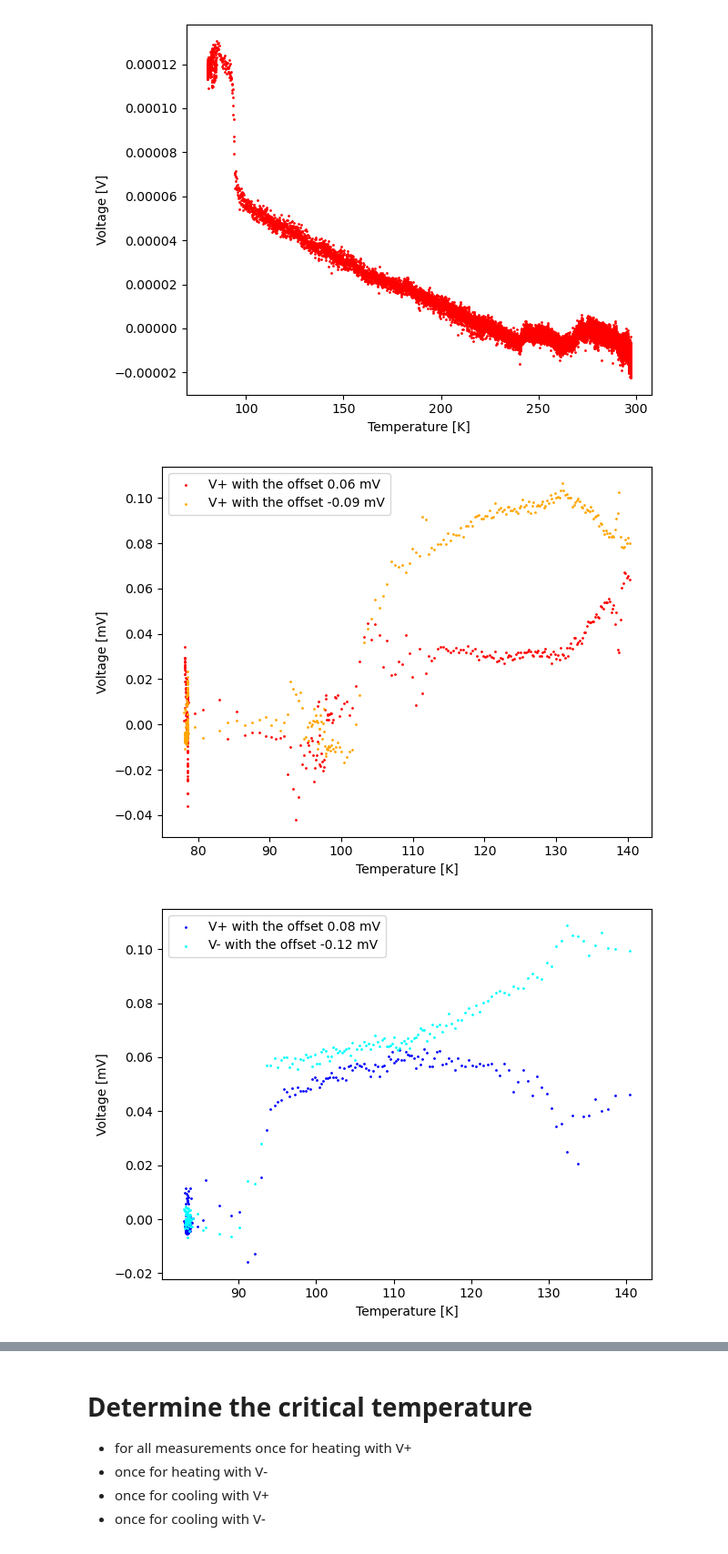
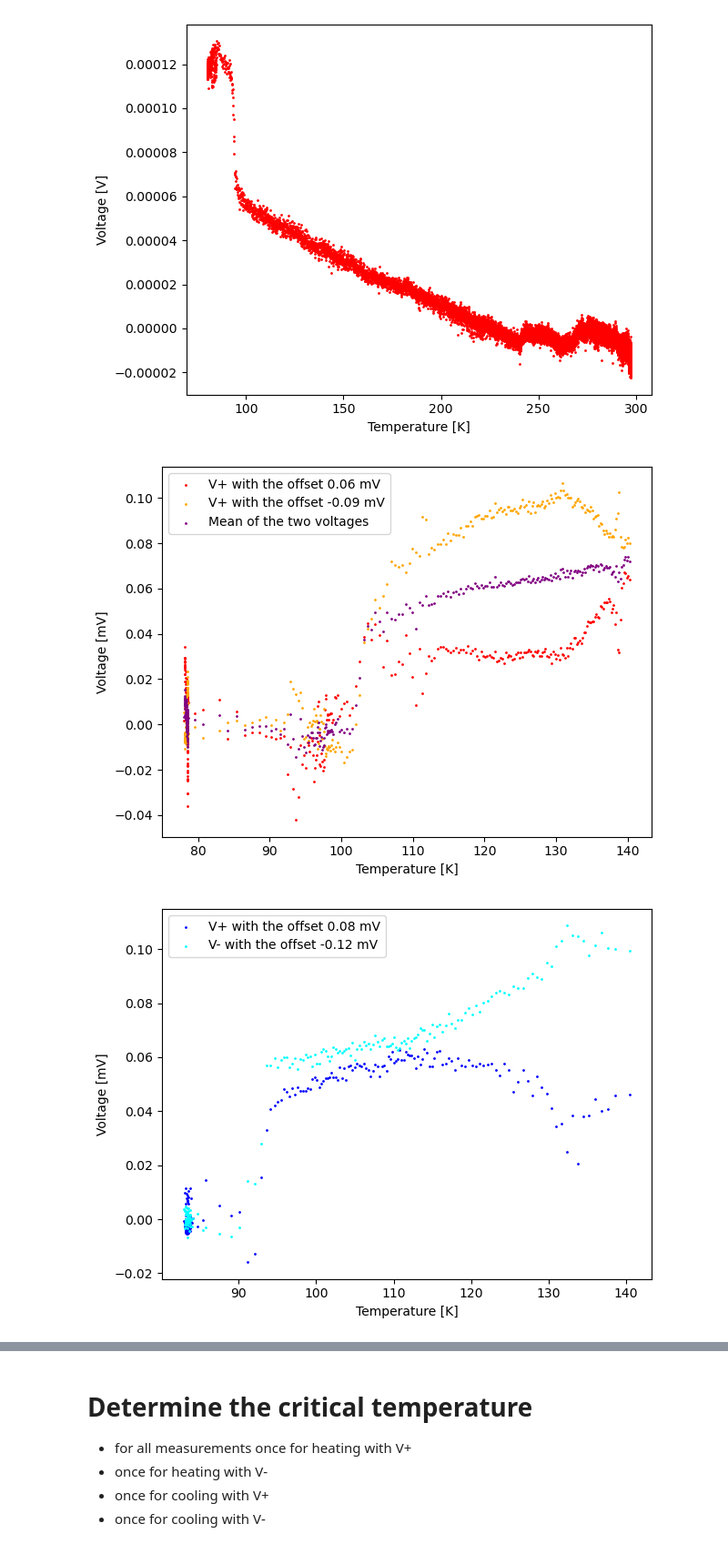
Before and after one commit to JanZur/Solid_state_physics_lab, a Jupyter notebook: solidstates_lab.ipynb, the cells around one changed output, grey strips where cells are left out. Shown at 91% size. Drawn from its saved outputs; the diff is of its cells as text; code cells hidden in the pictures.

Commit message:
start of implementig the mean of V+ and V- in the graphs

```diff
--- a/solidstates_lab.ipynb
+++ b/solidstates_lab.ipynb
@@ -407,9 +407,22 @@ heating_voltages_Vminus_normalized_01, heating_Vminus_offset_01 = normalize_data
 cooling_voltages_Vplus_normalized_01, cooling_Vplus_offset_01 = normalize_data(cooling_data_01[:,5], cooling_voltages_Vplus_flipped_01)
 cooling_voltages_Vminus_normalized_01, cooling_Vminus_offset_01 = normalize_data(cooling_data_01[:,5], cooling_voltages_Vminus_flipped_01)
 
+# calculating the mean of the two voltages
+heating_voltages_mean_normalized_01 = (heating_voltages_Vplus_normalized_01 + heating_voltages_Vminus_normalized_01) / 2
+
+cooling_voltages_mean_normalized_01 = (cooling_voltages_Vplus_normalized_01 + cooling_voltages_Vminus_normalized_01) / 2
+
+# calculating the uncertainties of the mean voltage
+heating_voltages_error_normalized_01 = abs(heating_voltages_Vplus_normalized_01 - heating_voltages_mean_normalized_01)
+
+cooling_voltages_error_normalized_01 = abs(cooling_voltages_Vplus_normalized_01 - cooling_voltages_mean_normalized_01)
+
 # create the plots of heating and cooling in different plots but V+ and V- in the same plot to compare
 plt.scatter(heating_data_01[:,5], heating_voltages_Vplus_normalized_01, s = 1, color = 'red', label = f"V+ with the offset {heating_Vplus_offset_01:.2f} mV")
 plt.scatter(heating_data_01[:,5], heating_voltages_Vminus_normalized_01, s = 1, color = 'orange', label = f"V+ with the offset {heating_Vminus_offset_01:.2f} mV")
+
+# plt.errorbar(heating_data_01[:,5], heating_voltages_mean_normalized_01,yerr = heating_voltages_error_normalized_01, linestyle = "None")
+plt.scatter(heating_data_01[:,5], heating_voltages_mean_normalized_01, s = 1, color = 'purple', label = f"Mean of the two voltages")
 
 plt.xlabel('Temperature [K]')
 plt.ylabel('Voltage [mV]')
@@ -572,34 +585,34 @@ plt.show()
 
 plt.scatter(cooling_data_05[:,5], cooling_voltages_Vplus_normalized_05, s = 1, color = 'blue', label = f"V+ with the offset {cooling_Vplus_offset_05:.2f} mV")
 plt.scatter(cooling_data_05[:,5], cooling_voltages_Vminus_normalized_05, s = 1, color = 'cyan', label = f"V- with the offset {cooling_Vminus_offset_05:.2f} mV")
 
 plt.xlabel('Temperature [K]')
 plt.ylabel('Voltage [mV]')
 plt.legend()
 plt.tight_layout()
 plt.savefig('cooling_curves_05_normalized.png')
 plt.show()
 
 # for measurement set 6
 heating_voltages_Vplus_flipped_06 = 1000 * heating_data_06[:,2]
 heating_voltages_Vminus_flipped_06 = -1000 * heating_data_06[:,4]
 
 # normalizing the plots, such that the voltage below the critical temperature is always around 0 V
 heating_voltages_Vplus_normalized_06, heating_Vplus_offset_06 = normalize_data(heating_data_06[:,5], heating_voltages_Vplus_flipped_06)
 heating_voltages_Vminus_normalized_06, heating_Vminus_offset_06 = normalize_data(heating_data_06[:,5], heating_voltages_Vminus_flipped_06)
 
 # create the plots of heating and cooling in different plots but V+ and V- in the same plot to compare
 plt.scatter(heating_data_06[:,5], heating_voltages_Vplus_normalized_06, s = 1, color = 'red', label = f"V+ with the offset {heating_Vplus_offset_06:.2f} mV")
 plt.scatter(heating_data_06[:,5], heating_voltages_Vminus_normalized_06, s = 1, color = 'orange', label = f"V+ with the offset {heating_Vminus_offset_06:.2f} mV")
 
 plt.xlabel('Temperature [K]')
 plt.ylabel('Voltage [mV]')
 plt.legend()
 plt.tight_layout()
 plt.savefig('heating_curves_06_normalized.png')
 plt.show()
 # %% [output]
-[figure, old version]
+[figure, new version]
 [figure]
 [figure]
 [figure]
```
Also changed, not shown: 1 other file.
